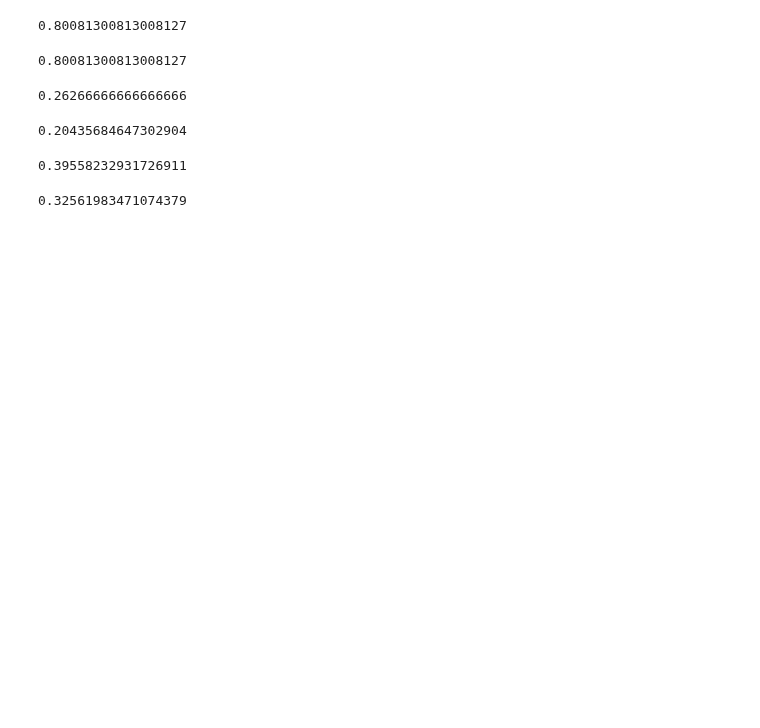
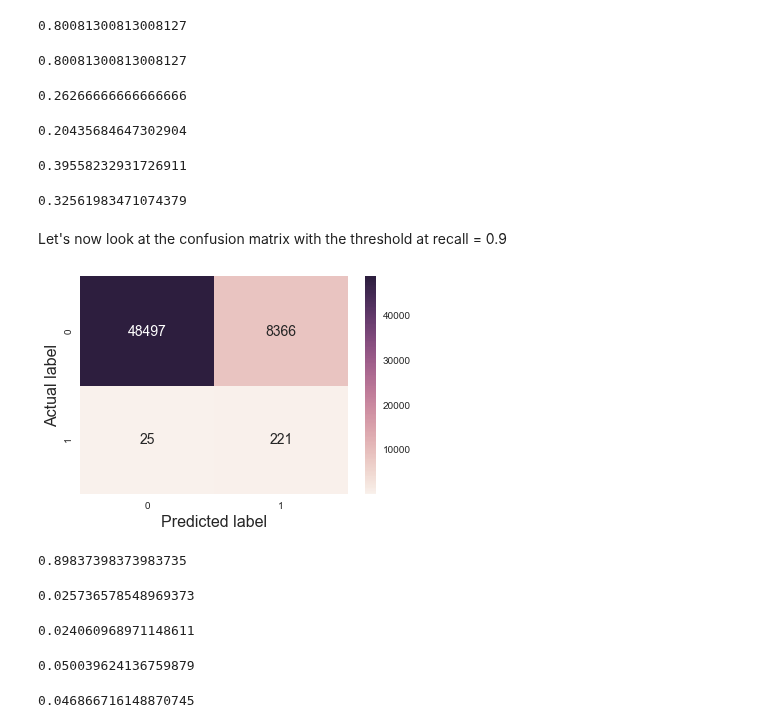
Before and after one commit to sushant2811/CreditCardFraudDetection, a Jupyter notebook: CCFraud-AnomalyDetection.ipynb, the cells around one changed output. Drawn from its saved outputs; the diff is of its cells as text; code cells hidden in the pictures; blank space fills up the shorter version.

Commit message:
Results for threshold at recall=0.9 (validation)

```diff
--- a/CCFraud-AnomalyDetection.ipynb
+++ b/CCFraud-AnomalyDetection.ipynb
@@ -693,3 +693,34 @@ f1_score(y_pred = yPred80rel, y_true = ValidateRelevant['Class'].values)
 f1_score(y_pred = yPred80, y_true = Validate['Class'].values)
 # %% [output]
 0.32561983471074379
+# %% [markdown]
+Let's now look at the confusion matrix with the threshold at recall = 0.9
+# %%
+yPred90rel = (modelRel.logpdf(ValidateRelevant.drop('Class', axis = 1).values) < threshold90rel).astype(int)
+# %%
+sns.heatmap(confusion_matrix(ValidateRelevant['Class'].values, yPred90rel), annot=True, fmt = '.0f',
+            annot_kws={'size': 14});
+plt.xlabel('Predicted label', fontsize = 16);
+plt.ylabel('Actual label', fontsize = 16);
+# %% [output]
+[figure, added]
+# %%
+recall_score(y_pred = yPred90rel, y_true = ValidateRelevant['Class'].values)
+# %% [output]
+0.89837398373983735
+# %%
+precision_score(y_pred = yPred90rel, y_true = ValidateRelevant['Class'].values)
+# %% [output]
+0.025736578548969373
+# %%
+precision_score(y_pred = yPred90, y_true = Validate['Class'].values)
+# %% [output]
+0.024060968971148611
+# %%
+f1_score(y_pred = yPred90rel, y_true = ValidateRelevant['Class'].values)
+# %% [output]
+0.050039624136759879
+# %%
+f1_score(y_pred = yPred90, y_true = Validate['Class'].values)
+# %% [output]
+0.046866716148870745
```
